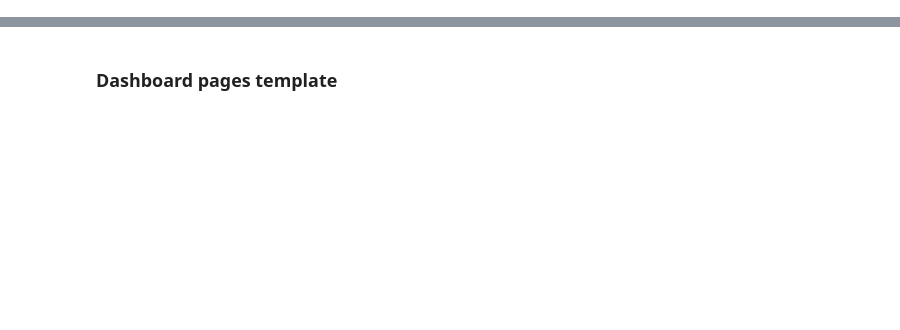
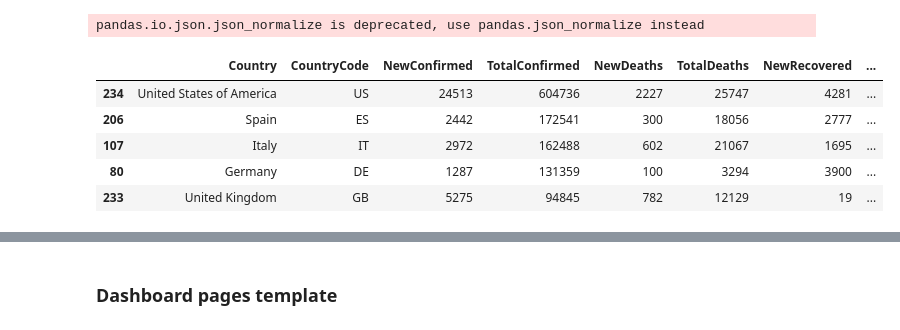
Before and after one commit to tshepojrampai/Covid-19, a Jupyter notebook: globals.ipynb, the cells around one changed output, grey strips where cells are left out. Drawn from its saved outputs; the diff is of its cells as text; code cells hidden in the pictures; blank space fills up the shorter version.

```diff
--- a/globals.ipynb
+++ b/globals.ipynb
@@ -13,0 +22,18 @@ server =  app.server
+# %%
+url = 'https://api.covid19api.com/summary'
+r = requests.get(url)
+dictr = r.json()
+header = dictr['Countries']
+df = json_normalize(header)
+df = df.drop(df.index[[0,224]])
+df = df.drop(columns = 'Slug')
+df = df.sort_values(by=['TotalConfirmed'], ascending=False)
+df.head()
+# %% [output]
+pandas.io.json.json_normalize is deprecated, use pandas.json_normalize instead
+|  | Country | CountryCode | NewConfirmed | TotalConfirmed | NewDeaths | TotalDeaths | NewRecovered | ... |
+| 234 | United States of America | US | 24513 | 604736 | 2227 | 25747 | 4281 | ... |
+| 206 | Spain | ES | 2442 | 172541 | 300 | 18056 | 2777 | ... |
+| 107 | Italy | IT | 2972 | 162488 | 602 | 21067 | 1695 | ... |
+| 80 | Germany | DE | 1287 | 131359 | 100 | 3294 | 3900 | ... |
+| 233 | United Kingdom | GB | 5275 | 94845 | 782 | 12129 | 19 | ... |
```
Also changed, not shown: parts of 10 cells of this notebook.
